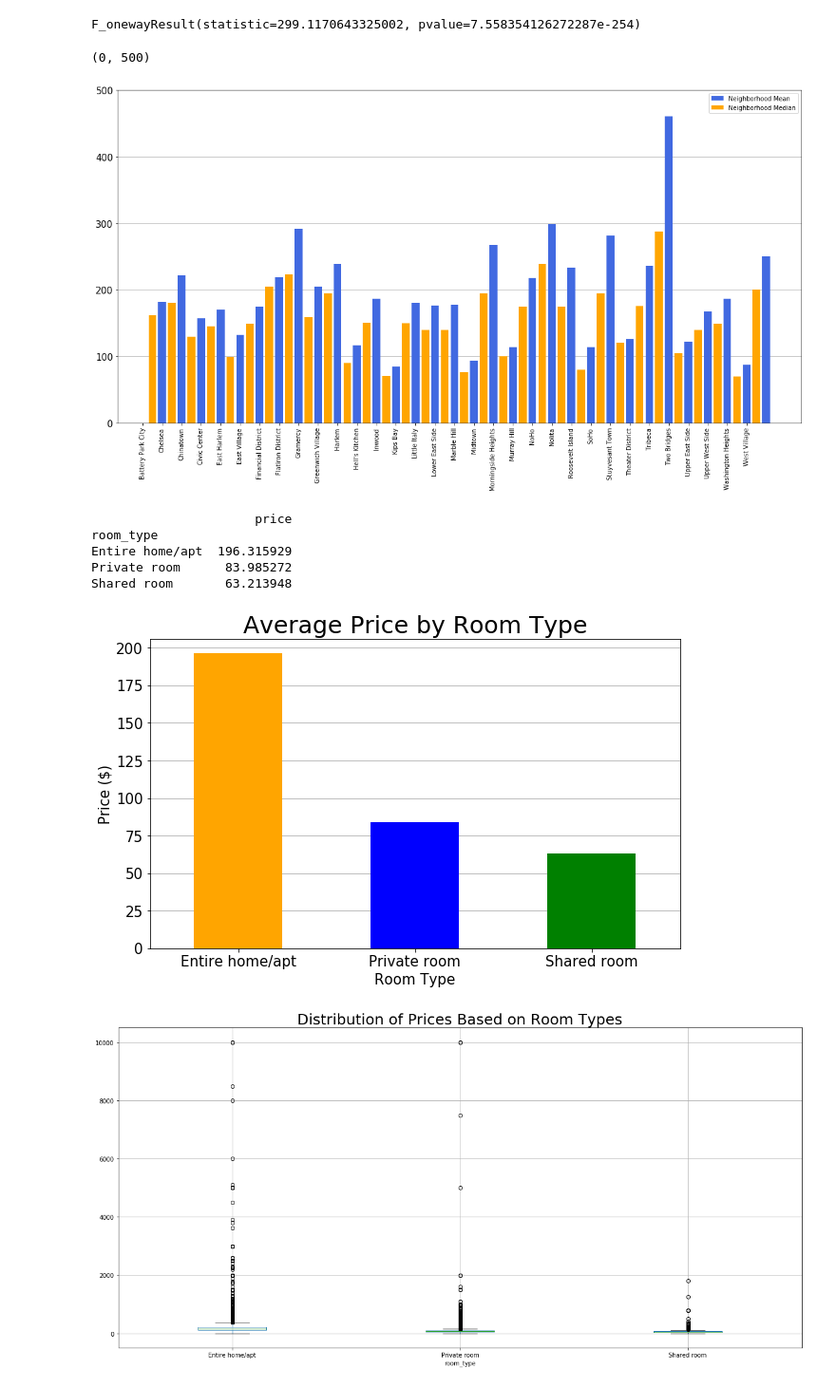
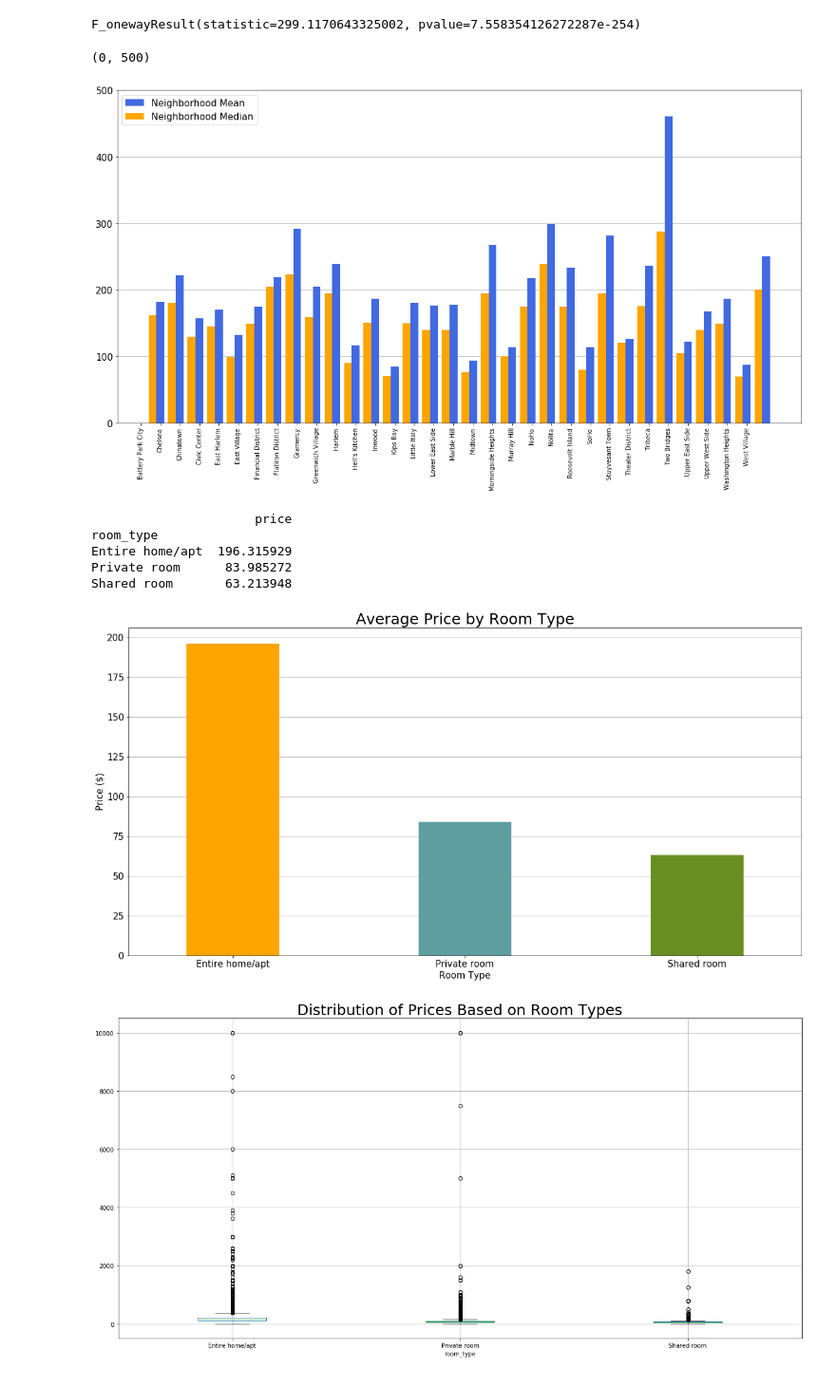
Before and after one commit to josephsy96/Project_1, a Jupyter notebook: Airbnb_Analysis.ipynb, the cells around one changed output. Shown at 95% size. Saved outputs shown, nothing was run; the diff lists cells and outputs as text; code cells hidden in the pictures.

Commit message:
more formatting

```diff
--- a/Airbnb_Analysis.ipynb
+++ b/Airbnb_Analysis.ipynb
@@ -100,8 +98,10 @@ xpos= np.arange(len(nmean))
 #Plot the chart
 plt.figure(figsize=(20,10))
 plt.bar(xpos+1,nmean_p,label='Neighborhood Mean',width=0.4,color='royalblue',zorder=3);
-plt.bar(xpos+0.5,nmedian_p,label='Neighborhood Median',width=0.4,color='orange',zorder=3);
-plt.legend()
+plt.bar(xpos+0.6,nmedian_p,label='Neighborhood Median',width=0.4,color='orange',zorder=3);
+
+#Chart formatting
+plt.legend(loc='best',prop = {'size':15})
 plt.grid(axis='y')
 plt.xticks(xpos,nmean['neighbourhood'],rotation=90,ha='center')
 plt.yticks(size=15)
@@ -113,31 +113,35 @@ plt.ylim(0,500)
 #plt.xticks(xpos,nmean)
 # %% [output]
 (0, 500)
-[figure, old version]
+[figure, new version]
 # %%
 #Groupby Room Types
 rm_type = nyc_df.groupby(['room_type'])
 room_mean = pd.DataFrame(rm_type['price'].mean())
 print(room_mean)
 
 #plot bar chart
-room_mean.plot(kind="bar",figsize=(10,6), color=('orange','blue','green'),align='center',
-              legend=None,zorder=3)
+room_mean.plot(kind="bar",figsize=(20,10), color=('orange','cadetblue','olivedrab'),align='center',
+              legend=None,zorder=3,width=.4)
 
-#format charts
+#Chart formatting
 plt.title('Average Price by Room Type',size = 25)
 plt.xlabel('Room Type',size=15)
 plt.ylabel('Price ($)', size=15)
 plt.yticks(size=15)
 plt.xticks(rotation='horizontal',size=15)
 plt.grid(axis='y',zorder=0)
+#Save as .png
+plt.savefig('Airbnb Data/avg_price_roomtype.png')
+
+plt.show()
 # %% [output]
                       price
 room_type
 Entire home/apt  196.315929
 Private room      83.985272
 Shared room       63.213948
-[figure, old version]
+[figure, new version]
 # %%
 bur_group = nyc_df[['room_type','price']]
 #Create Boxplot for room_types
```
Also changed, not shown: parts of 4 cells of this notebook, 2 other files.
